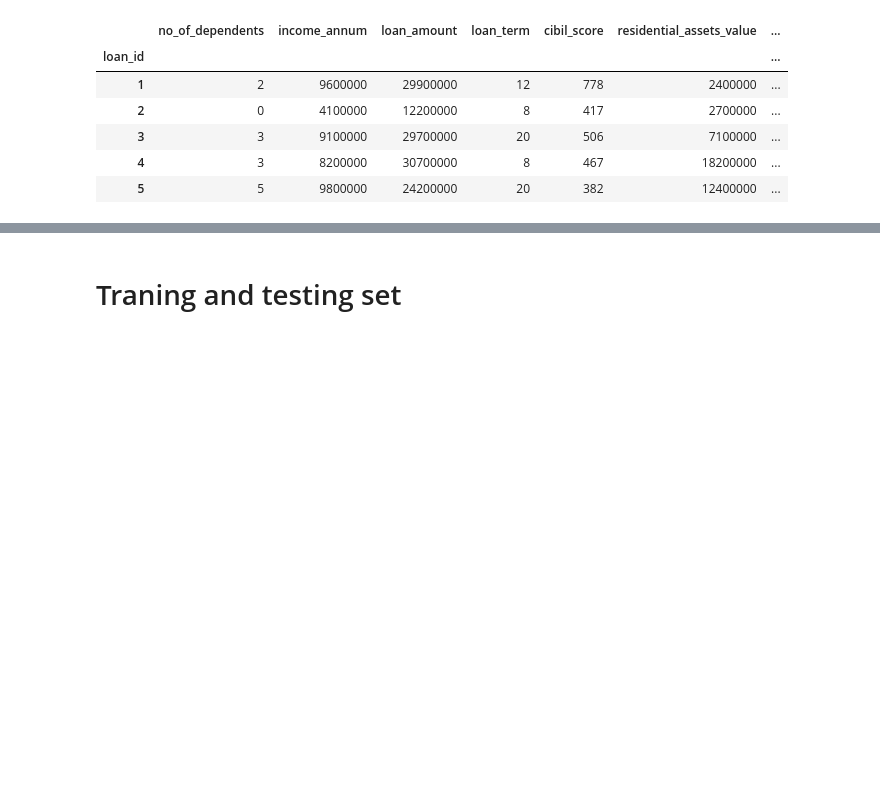
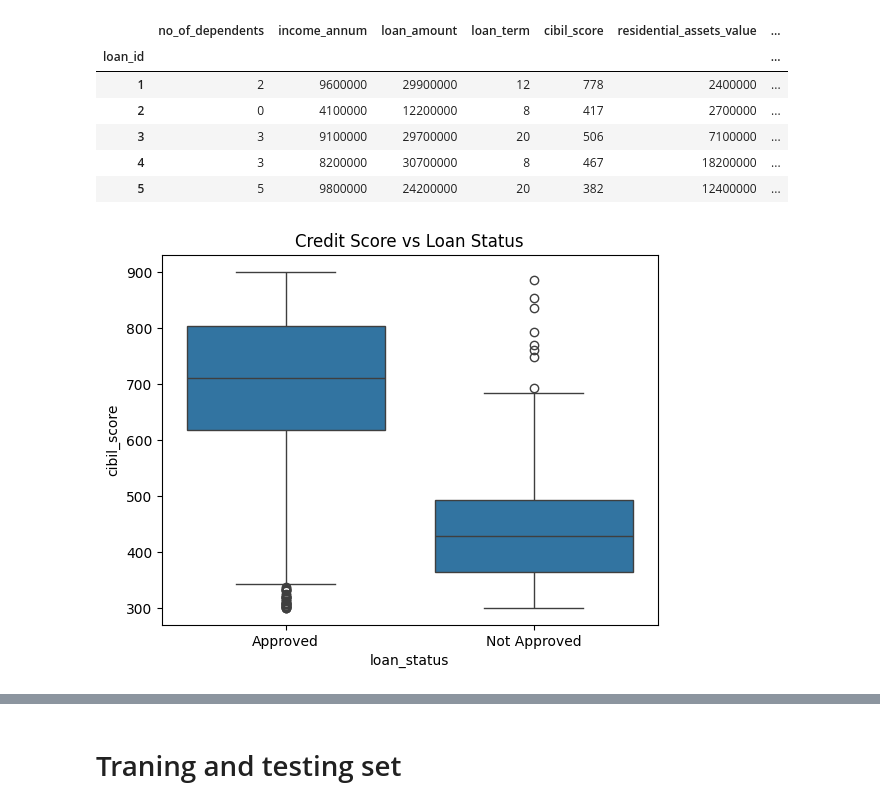
Before and after one commit to RenKKLR/ReDI_DataAnalytics_FinalProject, a Jupyter notebook: FinalProject_LoanApproval.ipynb, the cells around one changed output, grey strips where cells are left out. Cells and saved outputs as stored; diff of their text form; code cells hidden in the pictures; blank space fills up the shorter version.

```diff
--- a/FinalProject_LoanApproval.ipynb
+++ b/FinalProject_LoanApproval.ipynb
@@ -244,3 +244,12 @@ df.head()
 | 3 | 3 | 9100000 | 29700000 | 20 | 506 | 7100000 | ... |
 | 4 | 3 | 8200000 | 30700000 | 8 | 467 | 18200000 | ... |
 | 5 | 5 | 9800000 | 24200000 | 20 | 382 | 12400000 | ... |
+# %%
+status_mapping = {1: 'Approved', 0: 'Not Approved'}
+df['loan_status'] = df['loan_status'].map(status_mapping)
+
+sns.boxplot(data=df, y='cibil_score', x='loan_status')
+plt.title('Credit Score vs Loan Status')
+plt.show()
+# %% [output]
+[figure, added]
```
Also changed, not shown: parts of 10 cells of this notebook.
